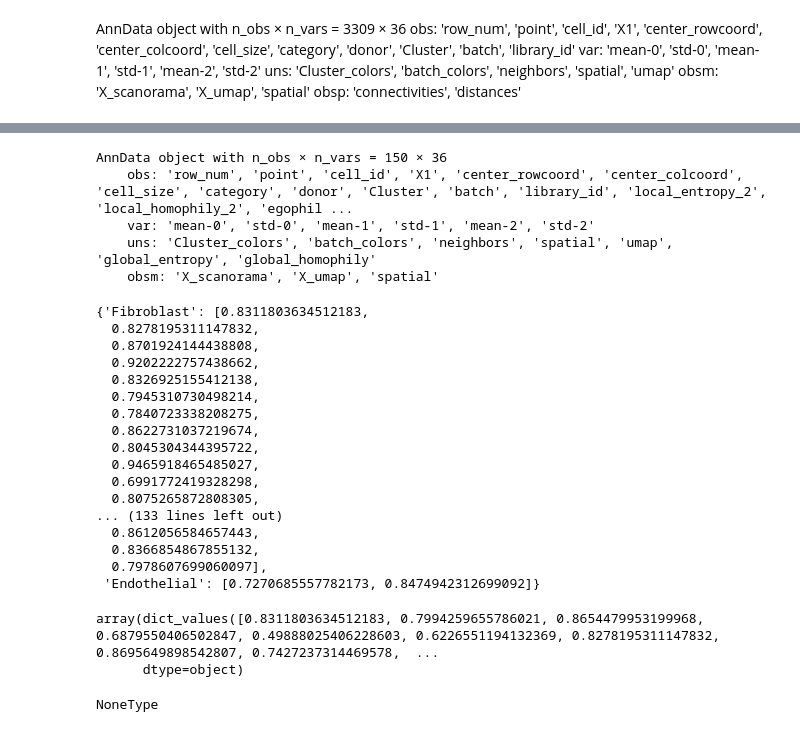
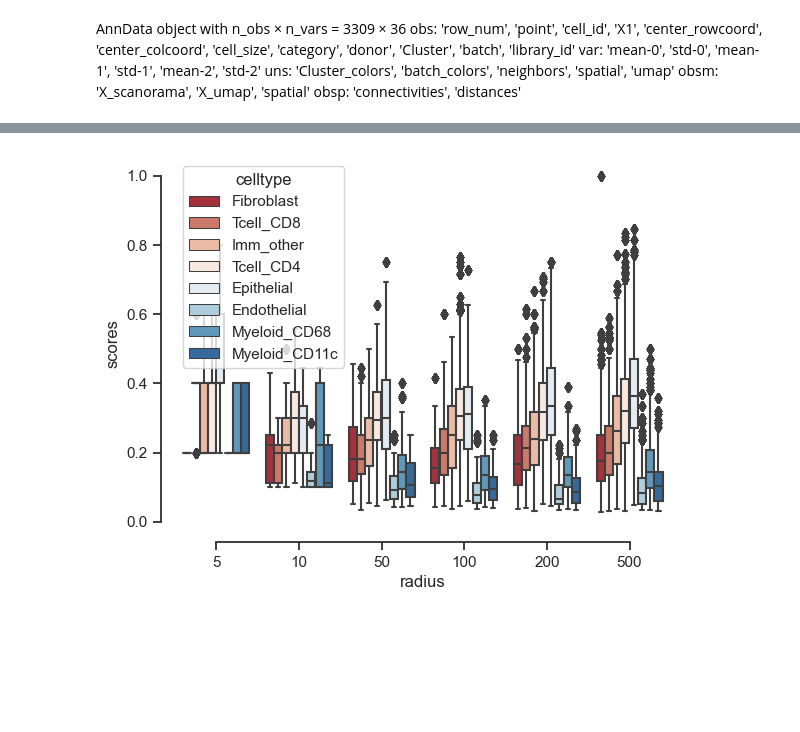
Before and after one commit to bionetslab/SHouT, a Jupyter notebook: robustness_tests.ipynb, the cells around one changed output, grey strips where cells are left out. Drawn from its saved outputs; the diff is of its cells as text; code cells hidden in the pictures; blank space fills up the shorter version.

```diff
--- a/robustness_tests.ipynb
+++ b/robustness_tests.ipynb
@@ -166,30 +459,11 @@ LOCAL_ENTROPY_2
 # %%
-shout.all_scores(mibitof_rand, cluster_key='Cluster', radius=2)
+import seaborn as sns
+sns.set_theme(style="ticks", palette="pastel")
+
+# Draw a nested boxplot to show bills by day and time
+sns.boxplot(x="radius", y="scores",
+            hue="celltype", palette='RdBu',
+            data=df_EGOPHILY_2)
+sns.despine(offset=10, trim=True)
+# %% [output]
+[figure, added]
-# %%
-mibitof_rand
-# %% [output]
-AnnData object with n_obs × n_vars = 150 × 36
-    obs: 'row_num', 'point', 'cell_id', 'X1', 'center_rowcoord', 'center_colcoord', 'cell_size', 'category', 'donor', 'Cluster', 'batch', 'library_id', 'local_entropy_2', 'local_homophily_2', 'egophil ...
-    var: 'mean-0', 'std-0', 'mean-1', 'std-1', 'mean-2', 'std-2'
-    uns: 'Cluster_colors', 'batch_colors', 'neighbors', 'spatial', 'umap', 'global_entropy', 'global_homophily'
-    obsm: 'X_scanorama', 'X_umap', 'spatial'
-# %%
-local_entropy_2
-# %% [output]
-{'Fibroblast': [0.8311803634512183,
-  0.8278195311147832,
-  0.8701924144438808,
-  0.9202222757438662,
-  0.8326925155412138,
-  0.7945310730498214,
-  0.7840723338208275,
-  0.8622731037219674,
-  0.8045304344395722,
-  0.9465918465485027,
-  0.6991772419328298,
-  0.8075265872808305,
-... (133 lines left out)
-  0.8612056584657443,
-  0.8366854867855132,
-  0.7978607699060097],
- 'Endothelial': [0.7270685557782173, 0.8474942312699092]}
@@ -198,9 +469,0 @@ a=shout.all_scores(mibitof_rand, cluster_key='Cluster', radius=2)
-# %%
-np.array(pd.DataFrame(mibitof_rand.obs['local_entropy_2']).to_dict()['local_entropy_2'].values())
-# %% [output]
-array(dict_values([0.8311803634512183, 0.7994259655786021, 0.8654479953199968, 0.6879550406502847, 0.49888025406228603, 0.6226551194132369, 0.8278195311147832, 0.8695649898542807, 0.7427237314469578,  ...
-      dtype=object)
-# %%
-type(a)
-# %% [output]
-NoneType
```
Also changed, not shown: parts of 13 cells of this notebook, 1 other file.
